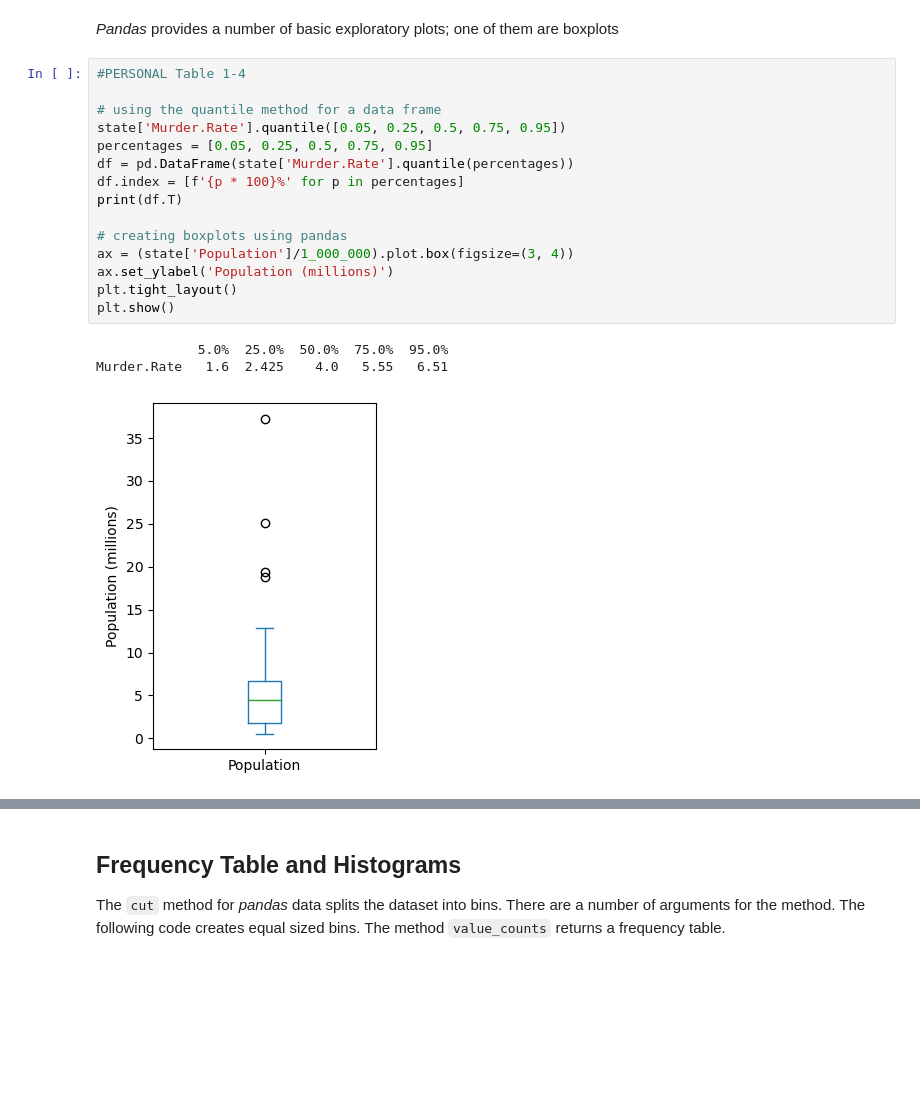
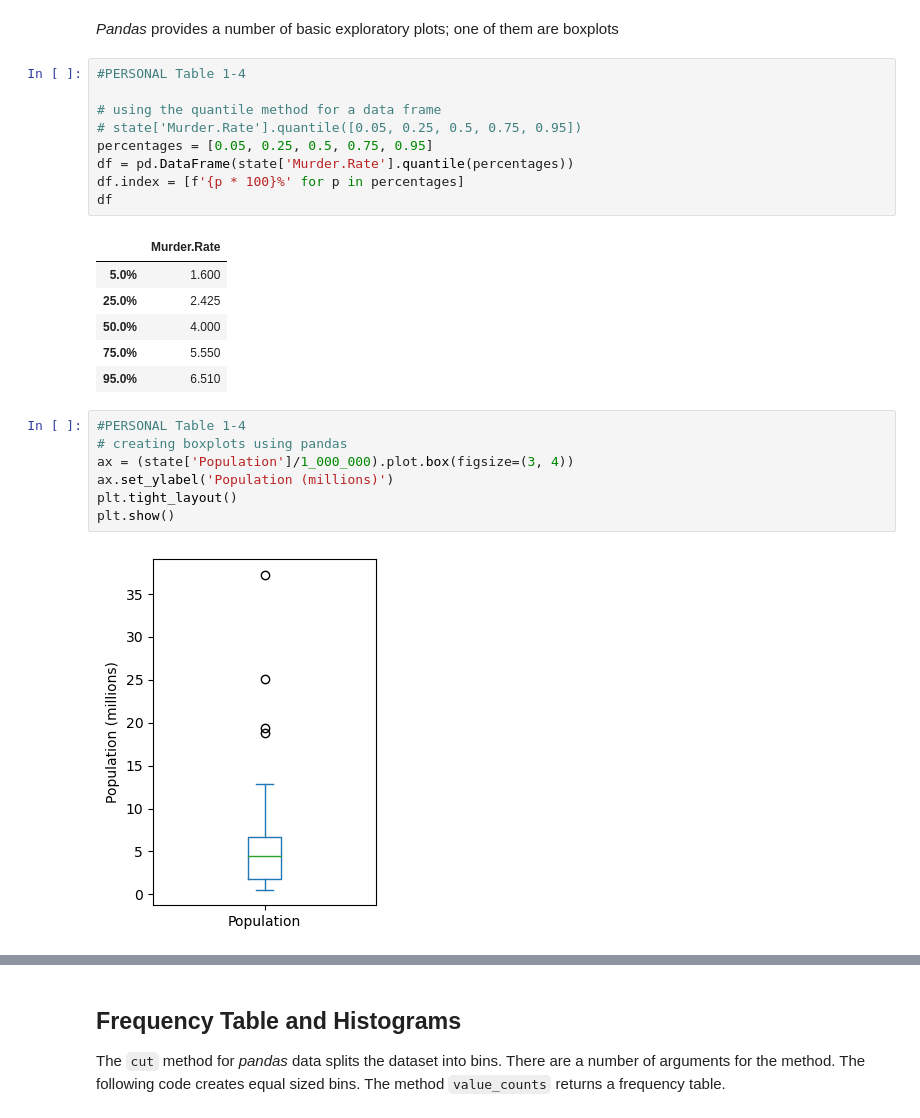
Before and after one commit to aaron-mv-moore/practical-statistics-for-data-scientists, a Jupyter notebook: python/notebooks/Chapter 1 - Exploratory Data Analysis.ipynb, the cells around one changed output, grey strips where cells are left out. Cells and saved outputs as stored; diff of their text form; blank space fills up the shorter version.

```diff
--- a/python/notebooks/Chapter 1 - Exploratory Data Analysis.ipynb
+++ b/python/notebooks/Chapter 1 - Exploratory Data Analysis.ipynb
@@ -168,22 +131,28 @@ _Pandas_ provides a number of basic exploratory plots; one of them are boxplots
 # %%
 #PERSONAL Table 1-4
 
 # using the quantile method for a data frame
-state['Murder.Rate'].quantile([0.05, 0.25, 0.5, 0.75, 0.95])
+# state['Murder.Rate'].quantile([0.05, 0.25, 0.5, 0.75, 0.95])
 percentages = [0.05, 0.25, 0.5, 0.75, 0.95]
 df = pd.DataFrame(state['Murder.Rate'].quantile(percentages))
 df.index = [f'{p * 100}%' for p in percentages]
-print(df.T)
-
-# creating boxplots using pandas
-ax = (state['Population']/1_000_000).plot.box(figsize=(3, 4))
-ax.set_ylabel('Population (millions)')
-plt.tight_layout()
-plt.show()
+df
 # %% [output]
-             5.0%  25.0%  50.0%  75.0%  95.0%
-Murder.Rate   1.6  2.425    4.0   5.55   6.51
-[figure, removed]
+|  | Murder.Rate |
+| 5.0% | 1.600 |
+| 25.0% | 2.425 |
+| 50.0% | 4.000 |
+| 75.0% | 5.550 |
+| 95.0% | 6.510 |
+# %%
+#PERSONAL Table 1-4
+# creating boxplots using pandas
+ax = (state['Population']/1_000_000).plot.box(figsize=(3, 4))
+ax.set_ylabel('Population (millions)')
+plt.tight_layout()
+plt.show()
+# %% [output]
+[figure, added]
 # %%
 ax = (state['Population']/1_000_000).plot.box(figsize=(3, 4))
 ax.set_ylabel('Population (millions)')
```
Also changed, not shown: parts of 34 cells of this notebook, 17 other files.
